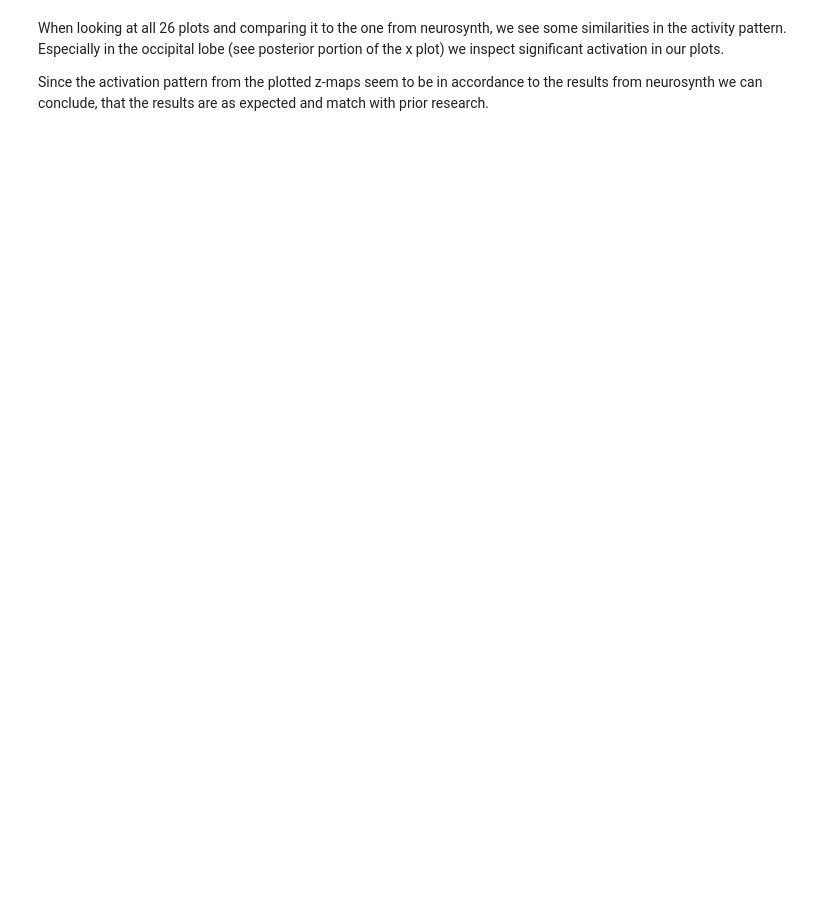
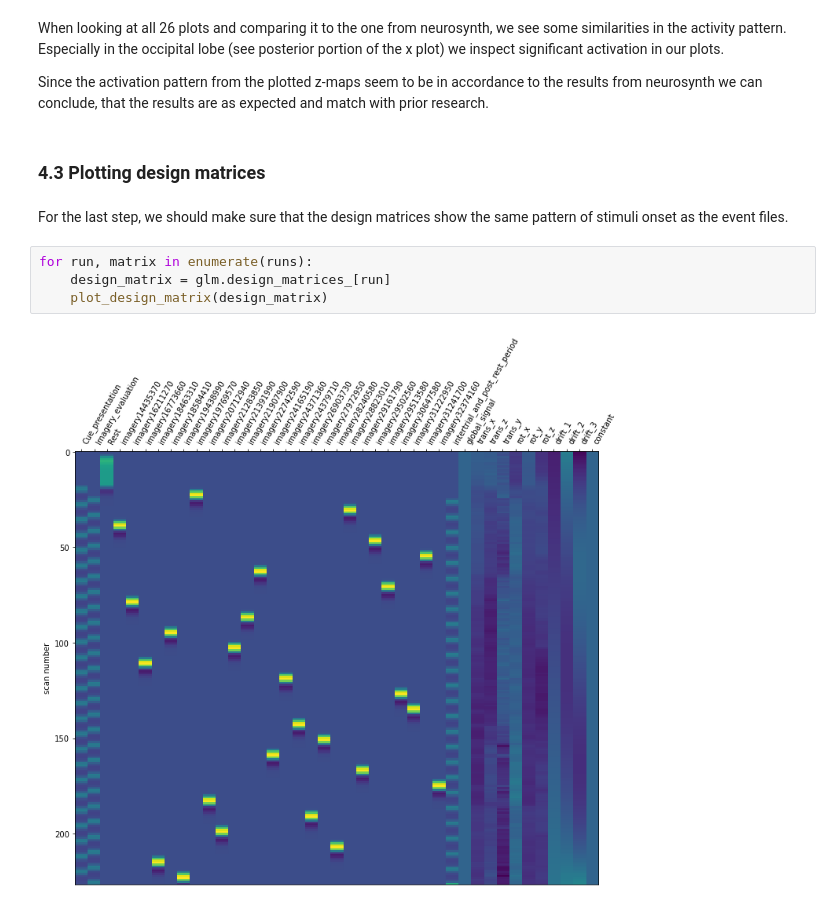
Before and after one commit to JNPauli/Banter, a Jupyter notebook: data/General_linear_model.ipynb, the cells around one changed output. Cells and saved outputs as stored; diff of their text form; blank space fills up the shorter version.

Commit message:
added design matrices comparison

```diff
--- a/data/General_linear_model.ipynb
+++ b/data/General_linear_model.ipynb
@@ -592,3 +592,13 @@ for file in os.listdir():
 When looking at all 26 plots and comparing it to the one from neurosynth, we see some similarities in the activity pattern. Especially in the occipital lobe (see posterior portion of the x plot) we inspect significant activation in our plots.
 
 Since the activation pattern from the plotted z-maps seem to be in accordance to the results from neurosynth we can conclude, that the results are as expected and match with prior research.
+# %% [markdown]
+### **4.3 Plotting design matrices**
+# %% [markdown]
+For the last step, we should make sure that the design matrices show the same pattern of stimuli onset as the event files.
+# %%
+for run, matrix in enumerate(runs):
+    design_matrix = glm.design_matrices_[run]
+    plot_design_matrix(design_matrix)
+# %% [output]
+[figure, added]
```
Also changed, not shown: parts of 17 cells of this notebook.
